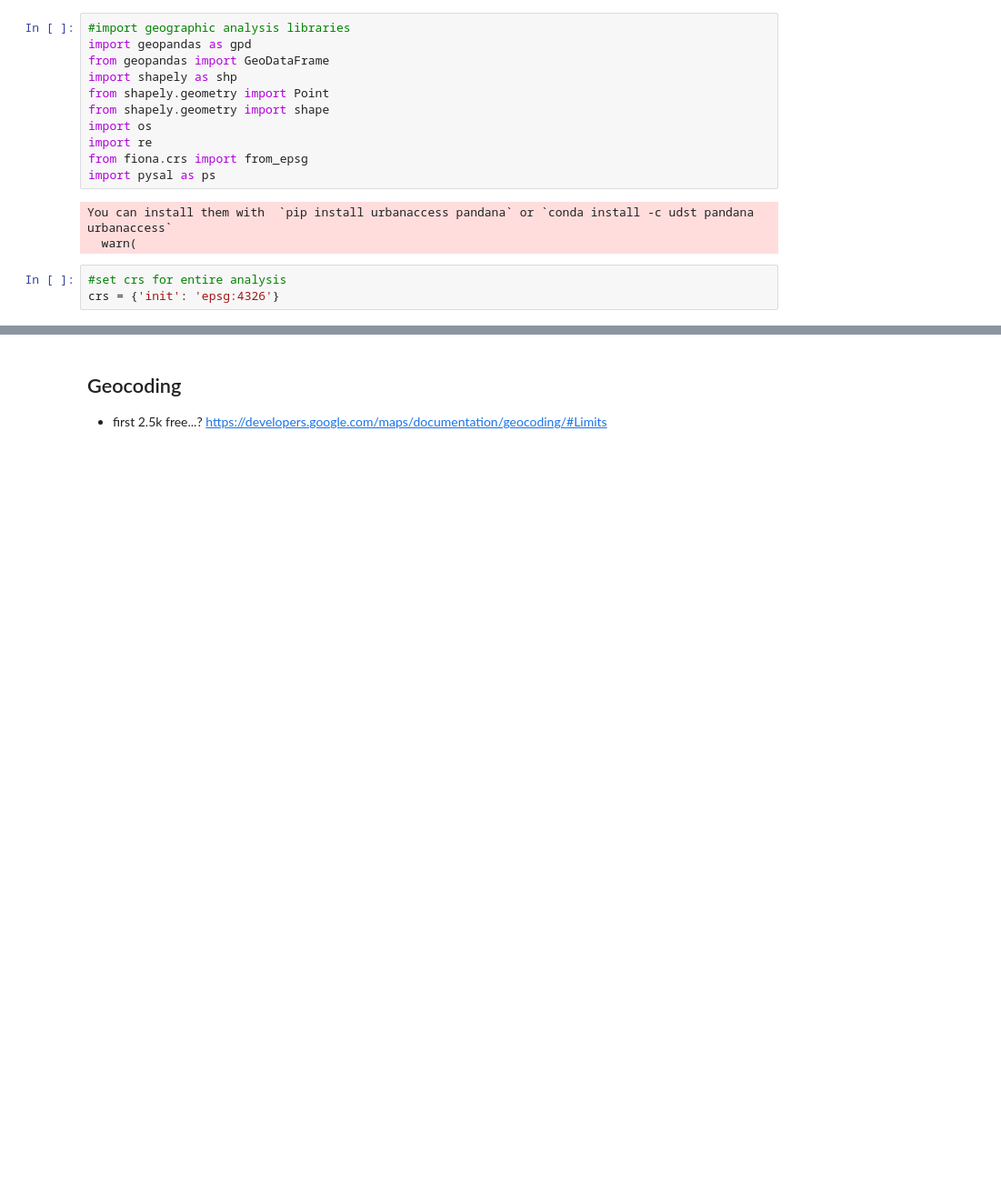
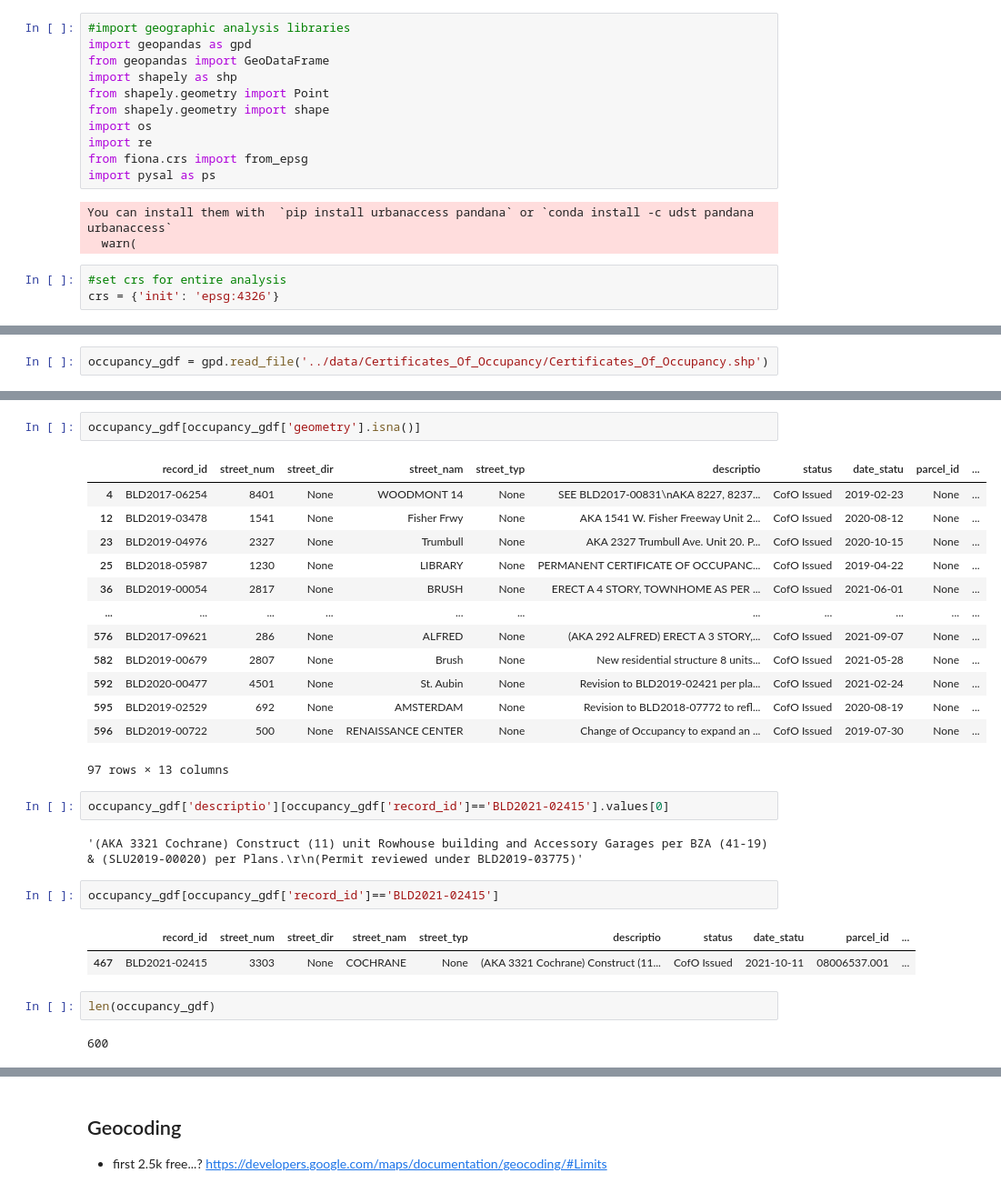
Before and after one commit to gperrin12/detroit_validate_address, a Jupyter notebook: experiments/detroit_project5_validate_address.ipynb, the cells around one changed output, grey strips where cells are left out. Shown: that part at 91% size. Cells and saved outputs as stored; diff of their text form; blank space fills up the shorter version.

```diff
--- a/experiments/detroit_project5_validate_address.ipynb
+++ b/experiments/detroit_project5_validate_address.ipynb
@@ -51,0 +111,2 @@ Rental Registrations: https://data.detroitmi.gov/datasets/rental-statuses-1/expl
+# %%
+occupancy_gdf = gpd.read_file('../data/Certificates_Of_Occupancy/Certificates_Of_Occupancy.shp')
@@ -51,0 +121,29 @@ Rental Registrations: https://data.detroitmi.gov/datasets/rental-statuses-1/expl
+# %%
+occupancy_gdf[occupancy_gdf['geometry'].isna()]
+# %% [output]
+|  | record_id | street_num | street_dir | street_nam | street_typ | descriptio | status | date_statu | parcel_id | ... |
+| 4 | BLD2017-06254 | 8401 | None | WOODMONT 14 | None | SEE BLD2017-00831\nAKA 8227, 8237... | CofO Issued | 2019-02-23 | None | ... |
+| 12 | BLD2019-03478 | 1541 | None | Fisher Frwy | None | AKA 1541 W. Fisher Freeway Unit 2... | CofO Issued | 2020-08-12 | None | ... |
+| 23 | BLD2019-04976 | 2327 | None | Trumbull | None | AKA 2327 Trumbull Ave. Unit 20. P... | CofO Issued | 2020-10-15 | None | ... |
+| 25 | BLD2018-05987 | 1230 | None | LIBRARY | None | PERMANENT CERTIFICATE OF OCCUPANC... | CofO Issued | 2019-04-22 | None | ... |
+| 36 | BLD2019-00054 | 2817 | None | BRUSH | None | ERECT A 4 STORY, TOWNHOME AS PER ... | CofO Issued | 2021-06-01 | None | ... |
+| ... | ... | ... | ... | ... | ... | ... | ... | ... | ... | ... |
+| 576 | BLD2017-09621 | 286 | None | ALFRED | None | (AKA 292 ALFRED) ERECT A 3 STORY,... | CofO Issued | 2021-09-07 | None | ... |
+| 582 | BLD2019-00679 | 2807 | None | Brush | None | New residential structure 8 units... | CofO Issued | 2021-05-28 | None | ... |
+| 592 | BLD2020-00477 | 4501 | None | St. Aubin | None | Revision to BLD2019-02421 per pla... | CofO Issued | 2021-02-24 | None | ... |
+| 595 | BLD2019-02529 | 692 | None | AMSTERDAM | None | Revision to BLD2018-07772 to refl... | CofO Issued | 2020-08-19 | None | ... |
+| 596 | BLD2019-00722 | 500 | None | RENAISSANCE CENTER | None | Change of Occupancy to expand an ... | CofO Issued | 2019-07-30 | None | ... |
+97 rows × 13 columns
+# %%
+occupancy_gdf['descriptio'][occupancy_gdf['record_id']=='BLD2021-02415'].values[0]
+# %% [output]
+'(AKA 3321 Cochrane) Construct (11) unit Rowhouse building and Accessory Garages per BZA (41-19) & (SLU2019-00020) per Plans.\r\n(Permit reviewed under BLD2019-03775)'
+# %%
+occupancy_gdf[occupancy_gdf['record_id']=='BLD2021-02415']
+# %% [output]
+|  | record_id | street_num | street_dir | street_nam | street_typ | descriptio | status | date_statu | parcel_id | ... |
+| 467 | BLD2021-02415 | 3303 | None | COCHRANE | None | (AKA 3321 Cochrane) Construct (11... | CofO Issued | 2021-10-11 | 08006537.001 | ... |
+# %%
+len(occupancy_gdf)
+# %% [output]
+600
```
Also changed, not shown: parts of 26 cells of this notebook.
